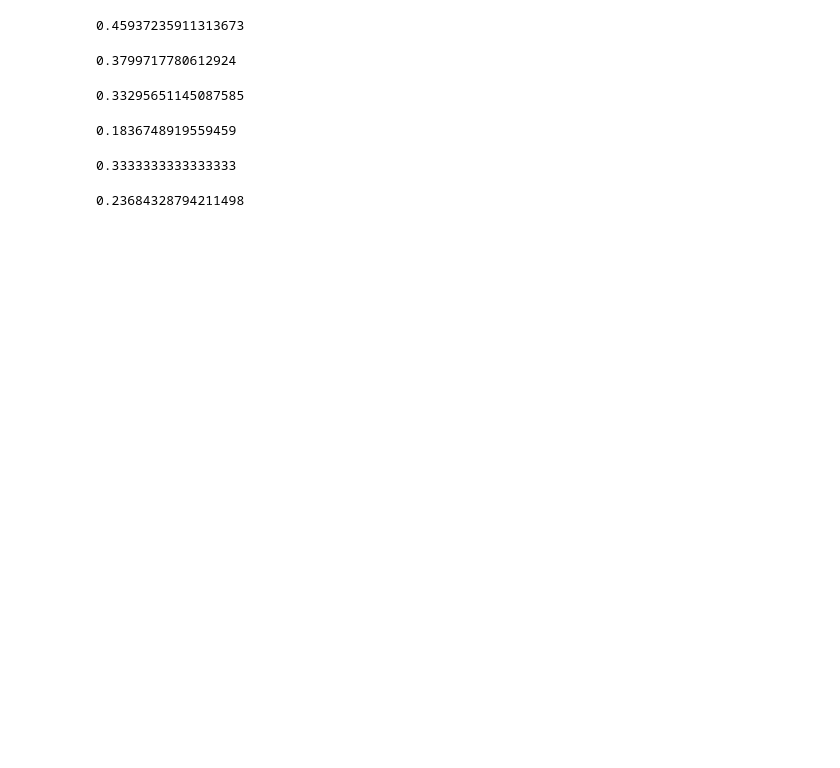
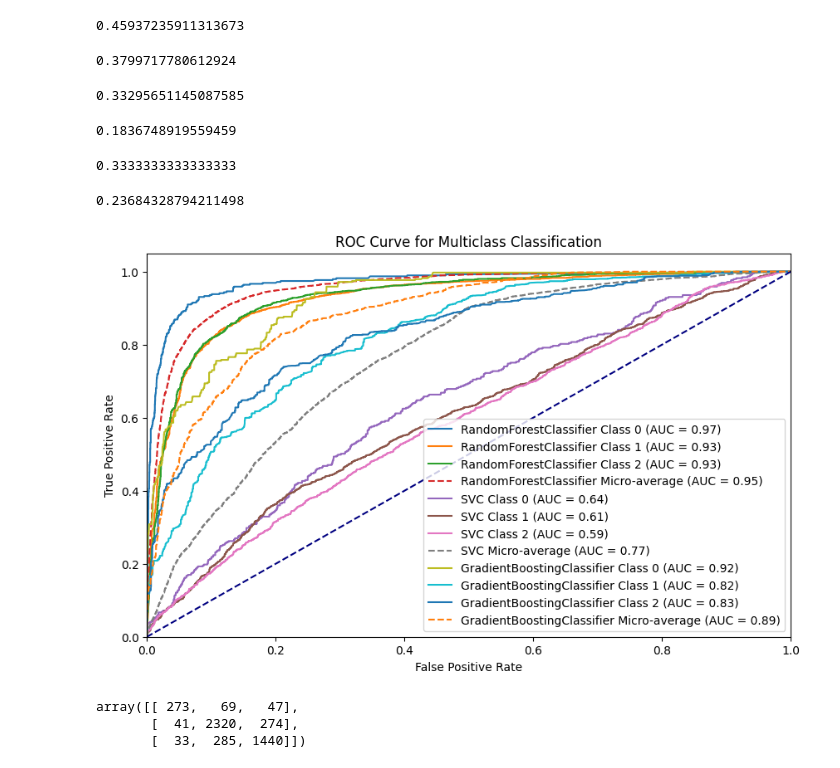
Before and after one commit to santosh4568/Car-Sales-Prediction, a Jupyter notebook: Car_Price_Prediction.ipynb, the cells around one changed output. Saved outputs shown, nothing was run; the diff lists cells and outputs as text; code cells hidden in the pictures; blank space fills up the shorter version.

Commit message:
Plotted ROC curve and Confusion matrix

```diff
--- a/Car_Price_Prediction.ipynb
+++ b/Car_Price_Prediction.ipynb
@@ -457,0 +493,48 @@ SVC_fScore
+# %%
+models = {
+    'RandomForestClassifier': RandomForestClassifier(),
+    'SVC': SVC(probability=True),
+    'GradientBoostingClassifier': GradientBoostingClassifier()
+}
+# %%
+for name, model in models.items():
+    model.fit(X_train, y_train)
+# %%
+plt.figure(figsize=(10, 6))
+for name, model in models.items():
+    # Fit OneVsRestClassifier
+    clf = OneVsRestClassifier(model)
+    clf.fit(X_train, y_train)
+
+    # Get predicted probabilities for each class
+    y_proba = clf.predict_proba(X_test)
+
+    # Compute ROC curve and AUC for each class
+    fpr = dict()
+    tpr = dict()
+    roc_auc = dict()
+    for i in range(len(clf.classes_)):
+        fpr[i], tpr[i], _ = roc_curve((y_test == clf.classes_[i]).astype(int), y_proba[:, i])
+        roc_auc[i] = auc(fpr[i], tpr[i])
+
+    # Compute micro-average ROC curve and AUC
+    fpr["micro"], tpr["micro"], _ = roc_curve(label_binarize(y_test, classes=clf.classes_).ravel(), y_proba.ravel())
+    roc_auc["micro"] = auc(fpr["micro"], tpr["micro"])
+
+    # Plot ROC curve for each class
+    for i in range(len(clf.classes_)):
+        plt.plot(fpr[i], tpr[i], label=f'{name} Class {i} (AUC = {roc_auc[i]:.2f})')
+
+    # Plot micro-average ROC curve
+    plt.plot(fpr["micro"], tpr["micro"], label=f'{name} Micro-average (AUC = {roc_auc["micro"]:.2f})', linestyle='--')
+
+plt.plot([0, 1], [0, 1], color='navy', linestyle='--')
+plt.xlim([0.0, 1.0])
+plt.ylim([0.0, 1.05])
+plt.xlabel('False Positive Rate')
+plt.ylabel('True Positive Rate')
+plt.title('ROC Curve for Multiclass Classification')
+plt.legend(loc="lower right")
+plt.show()
+# %% [output]
+[figure, added]
@@ -457,0 +544,7 @@ SVC_fScore
+# %%
+cm = confusion_matrix(y_test , y_predicted)
+cm
+# %% [output]
+array([[ 273,   69,   47],
+       [  41, 2320,  274],
+       [  33,  285, 1440]])
```
Also changed, not shown: parts of 9 cells of this notebook.
